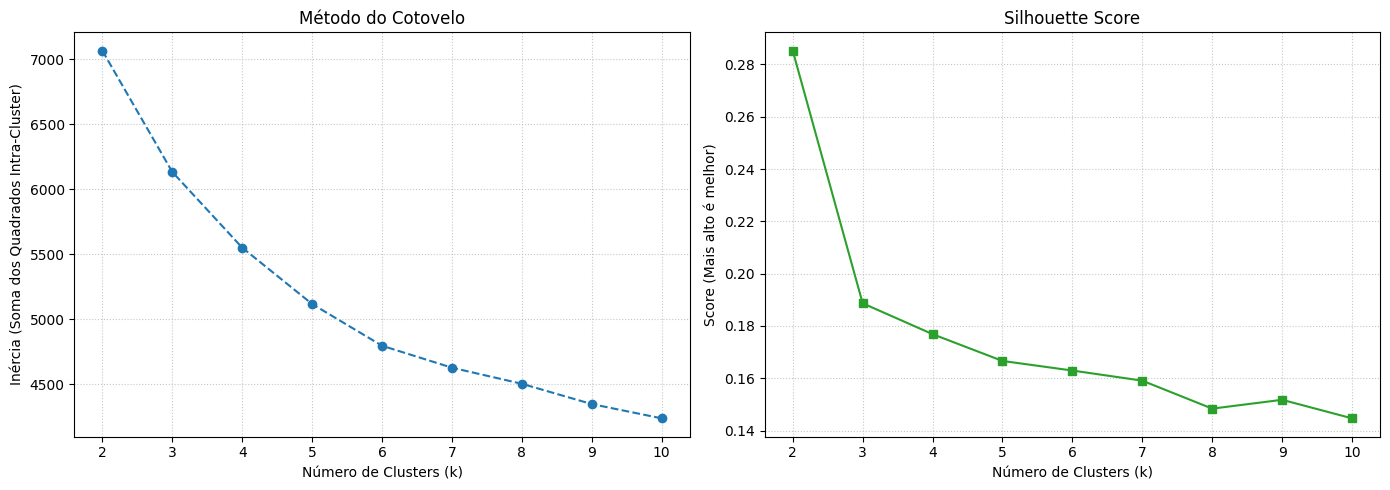
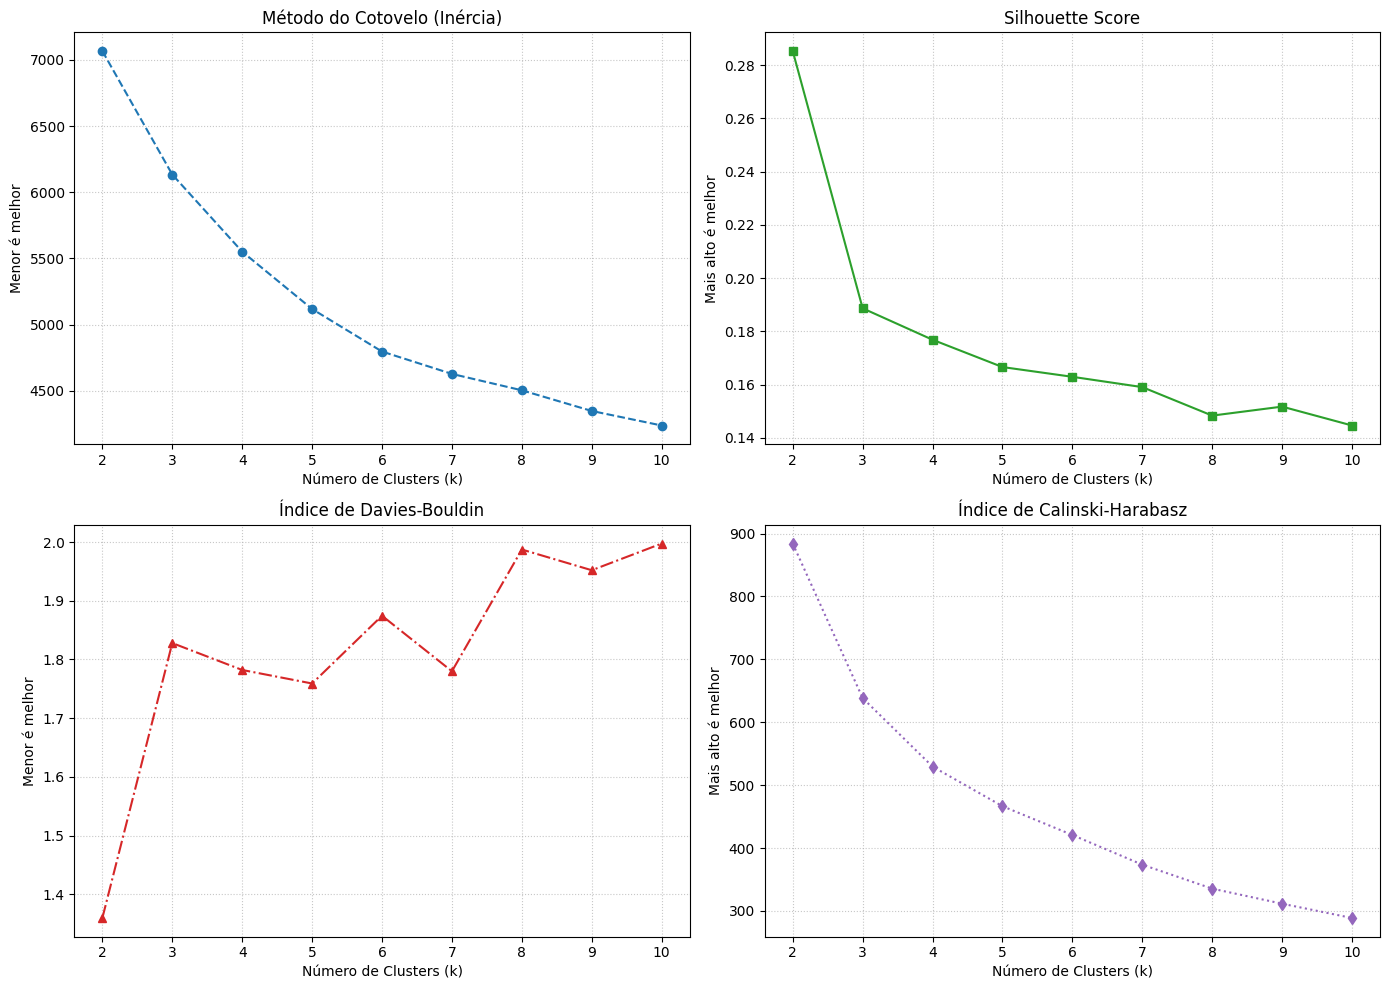
The change to this notebook cell's code, shown as a diff; its figure went from the first image to the second:
--- before
+++ after
@@ -1,4 +1,4 @@
 from sklearn.cluster import KMeans
-from sklearn.metrics import silhouette_score
+from sklearn.metrics import silhouette_score, davies_bouldin_score, calinski_harabasz_score
 import matplotlib.pyplot as plt
 
@@ -7,8 +7,10 @@
 inercia = []
 silhouette_scores = []
+davies_bouldin_scores = []
+calinski_harabasz_scores = []
 
 dados_cluster = df_prep.copy()
 
-print("Calculando Inércia e Silhouette Score para diferentes valores de k...\n")
+print("Calculando Inércia, Silhouette, Davies-Bouldin e Calinski-Harabasz...\n")
 
 for k in k_range:
@@ -16,28 +18,42 @@
     kmeans.fit(dados_cluster)
     
-    # Armazenando a inércia (para o Cotovelo)
+    labels = kmeans.labels_
+    
+    # Armazenando as métricas
     inercia.append(kmeans.inertia_)
-    
-    # Armazenando o Silhouette Score
-    labels = kmeans.labels_
-    score = silhouette_score(dados_cluster, labels)
-    silhouette_scores.append(score)
+    silhouette_scores.append(silhouette_score(dados_cluster, labels))
+    davies_bouldin_scores.append(davies_bouldin_score(dados_cluster, labels))
+    calinski_harabasz_scores.append(calinski_harabasz_score(dados_cluster, labels))
 
-# Gráficos
-fig, (ax1, ax2) = plt.subplots(1, 2, figsize=(14, 5))
+# Gráficos (ajustado para 2 linhas e 2 colunas)
+fig, axs = plt.subplots(2, 2, figsize=(14, 10))
 
-# Gráfico 1: Método do Cotovelo
-ax1.plot(k_range, inercia, marker='o', linestyle='--', color='#1f77b4')
-ax1.set_title('Método do Cotovelo')
-ax1.set_xlabel('Número de Clusters (k)')
-ax1.set_ylabel('Inércia (Soma dos Quadrados Intra-Cluster)')
-ax1.grid(True, linestyle=':', alpha=0.7)
+# Gráfico 1: Método do Cotovelo (Inércia)
+axs[0, 0].plot(k_range, inercia, marker='o', linestyle='--', color='#1f77b4')
+axs[0, 0].set_title('Método do Cotovelo (Inércia)')
+axs[0, 0].set_xlabel('Número de Clusters (k)')
+axs[0, 0].set_ylabel('Menor é melhor')
+axs[0, 0].grid(True, linestyle=':', alpha=0.7)
 
 # Gráfico 2: Silhouette Score
-ax2.plot(k_range, silhouette_scores, marker='s', linestyle='-', color='#2ca02c')
-ax2.set_title('Silhouette Score')
-ax2.set_xlabel('Número de Clusters (k)')
-ax2.set_ylabel('Score (Mais alto é melhor)')
-ax2.grid(True, linestyle=':', alpha=0.7)
+axs[0, 1].plot(k_range, silhouette_scores, marker='s', linestyle='-', color='#2ca02c')
+axs[0, 1].set_title('Silhouette Score')
+axs[0, 1].set_xlabel('Número de Clusters (k)')
+axs[0, 1].set_ylabel('Mais alto é melhor')
+axs[0, 1].grid(True, linestyle=':', alpha=0.7)
+
+# Gráfico 3: Índice de Davies-Bouldin
+axs[1, 0].plot(k_range, davies_bouldin_scores, marker='^', linestyle='-.', color='#d62728')
+axs[1, 0].set_title('Índice de Davies-Bouldin')
+axs[1, 0].set_xlabel('Número de Clusters (k)')
+axs[1, 0].set_ylabel('Menor é melhor')
+axs[1, 0].grid(True, linestyle=':', alpha=0.7)
+
+# Gráfico 4: Índice de Calinski-Harabasz
+axs[1, 1].plot(k_range, calinski_harabasz_scores, marker='d', linestyle=':', color='#9467bd')
+axs[1, 1].set_title('Índice de Calinski-Harabasz')
+axs[1, 1].set_xlabel('Número de Clusters (k)')
+axs[1, 1].set_ylabel('Mais alto é melhor')
+axs[1, 1].grid(True, linestyle=':', alpha=0.7)
 
 plt.tight_layout()

Commit: Finalização do Projeto